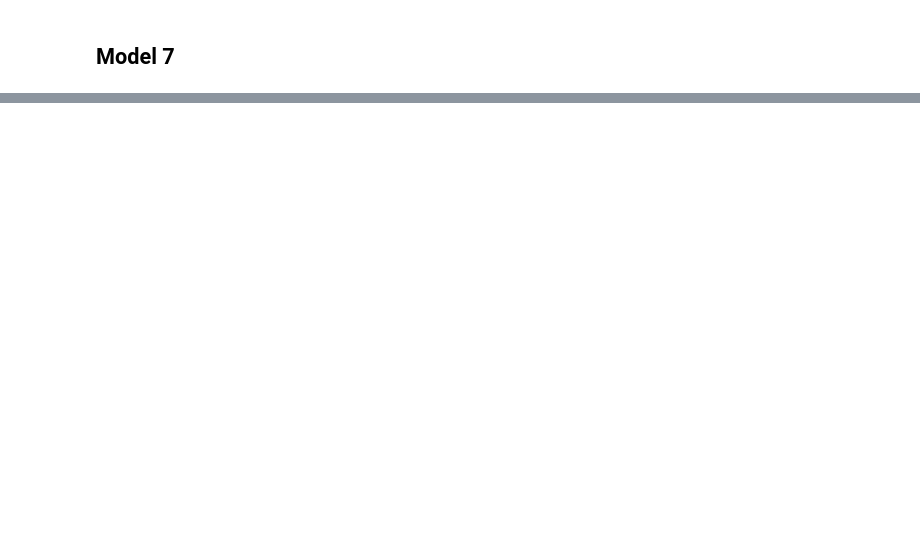
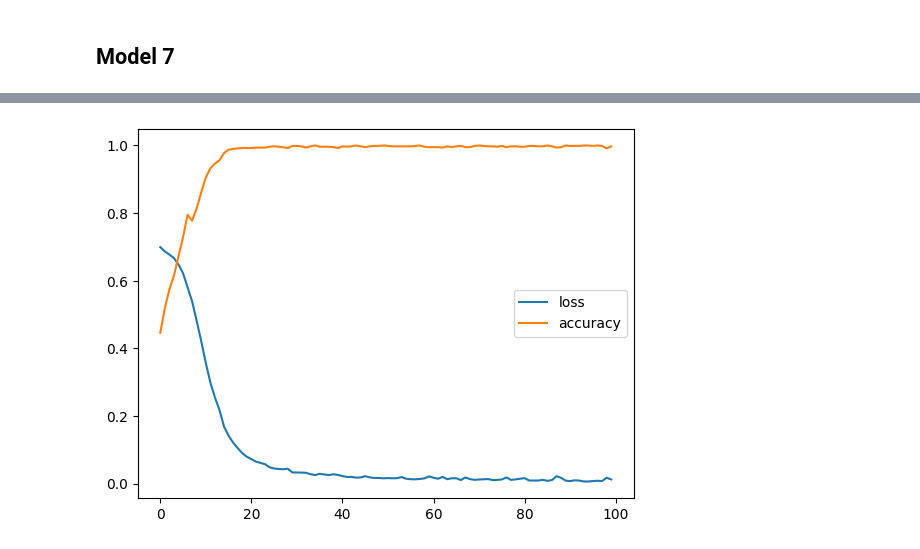
Before and after one commit to hasanzeynal/TensorFlow-Developer-Certificate, a Jupyter notebook: 02_Neural_Network_Classification_in_TensorFlow/neural_network_classification_in_tensorflow.ipynb, the cells around one changed output, grey strips where cells are left out. Saved outputs shown, nothing was run; the diff lists cells and outputs as text; code cells hidden in the pictures; blank space fills up the shorter version.

```diff
--- a/02_Neural_Network_Classification_in_TensorFlow/neural_network_classification_in_tensorflow.ipynb
+++ b/02_Neural_Network_Classification_in_TensorFlow/neural_network_classification_in_tensorflow.ipynb
@@ -467,0 +506,7 @@ sdkjqabcdn.x;askdjcn
+# %%
+#splitting into train and test sets
+X_train = X[:800]
+X_test = X[800:]
+y_train = y[:800]
+y_test = y[800:]
+X_train.shape,X_test.shape
@@ -467,0 +515,18 @@ sdkjqabcdn.x;askdjcn
+# %%
+#recreate a model with training datasets and then evaluate it on the test sets
+
+#setting random seed
+tf.random.set_seed(42)
+
+#create the model
+model_9 = tf.keras.Sequential([
+    tf.keras.layers.Dense(5, activation= 'relu'),
+    tf.keras.layers.Dense(5, activation= 'relu'),
+    tf.keras.layers.Dense(1, activation= 'sigmoid')
+])
+
+#compile the model
+model_9.compile(loss = tf.keras.losses.binary_crossentropy, optimizer = tf.keras.optimizers.Adam(learning_rate= 0.01),metrics= ['accuracy'])
+
+#fit the model
+history_9 = model_9.fit(X_train,y_train, epochs= 100)
@@ -467,0 +551,6 @@ sdkjqabcdn.x;askdjcn
+# %%
+#plotting accuracy and loss
+pd.DataFrame(history_9.history).plot()
+plt.show()
+# %% [output]
+[figure, added]
```
Also changed, not shown: parts of 77 cells of this notebook.
